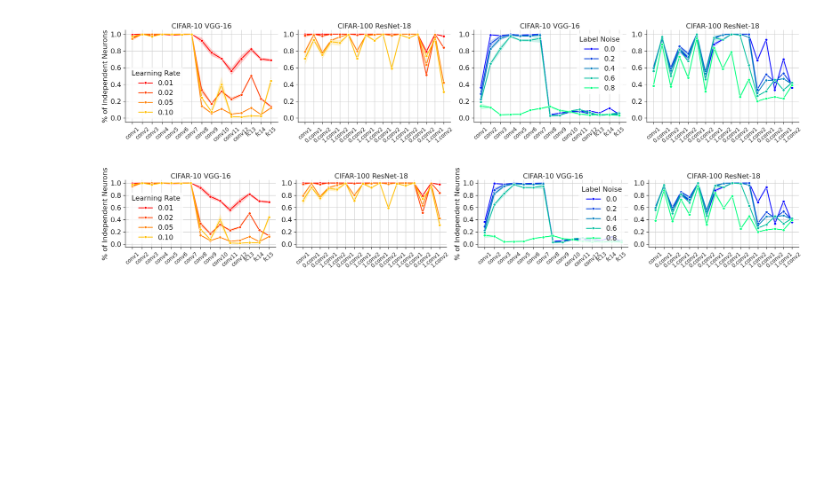
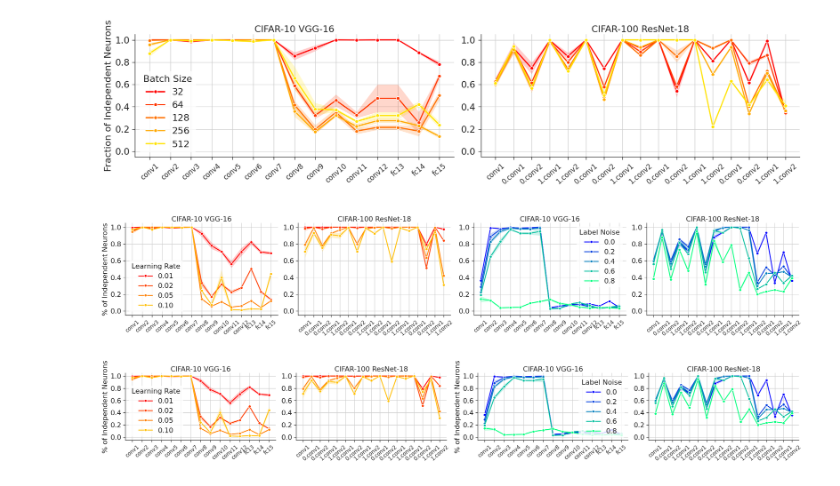
Before and after one commit to ccffccffcc/stochastic_collapse, a Jupyter notebook: nbs/FIG3_FIG4.ipynb, the cells around one changed output. Saved outputs shown, nothing was run; the diff lists cells and outputs as text; code cells hidden in the pictures; blank space fills up the shorter version.

Commit message:
Add new figure

```diff
--- a/nbs/FIG3_FIG4.ipynb
+++ b/nbs/FIG3_FIG4.ipynb
@@ -81,3 +202,43 @@ def compute_ind_node(none_zero_node,threshold2,epsilon=1e-8,return_dict=False):
+# %%
+fig, axes = plt.subplots(1,2,figsize=(2.8*3, 2.0), width_ratios=[1, 1])
+
+cmap = matplotlib.cm.get_cmap('autumn', 10)
+results=results_cifar_bs
+
+for i,j in enumerate([32,64,128,256,512]):
+    y=results[:,i,:,0]/results[:,i,:,1]
+    axes[0].plot(np.arange(15),y.mean(axis=0),marker='o', ms=3, mec="white", mew=0.5,color=cmap(2*i),label='%d'%j)
+    axes[0].fill_between(np.arange(15),y.mean(axis=0)-y.std(axis=0),y.mean(axis=0)+y.std(axis=0),alpha=0.2,color=cmap(2*i))
+axes[0].set_ylabel(r'Fraction of Independent Neurons')
+axes[0].set_ylim(-0.05,1.05)
+axes[0].set_yticks([0.0,0.2,0.4,0.6,0.8,1.0])
+axes[0].set_xticks([0,1,2,3,4,5,6,7,8,9,10,11,12,13,14])
+axes[0].tick_params(axis='x', which='major', labelsize=6)
+axes[0].set_xticklabels(['conv%d'%i for i in range(1,13)]+['fc13','fc14','fc15'],rotation=40)
+axes[0].legend(title='Batch Size', fontsize=8, title_fontsize=8)
+axes[0].set_title("CIFAR-10 VGG-16")
+
+results=results_cifar100_bs
+
+for i,j in enumerate([32,64,128,256,512]):
+    y=results[:,i,:,0]/results[:,i,:,1]
+    axes[1].plot(np.arange(17),y.mean(axis=0),marker='o', ms=3, mec="white", mew=0.5,color=cmap(2*i),label='%d'%j)
+    axes[1].fill_between(np.arange(17),y.mean(axis=0)-y.std(axis=0),y.mean(axis=0)+y.std(axis=0),alpha=0.2,color=cmap(2*i))
+
+axes[1].set_ylim(-0.05,1.05)
+axes[1].set_yticks([0.0,0.2,0.4,0.6,0.8,1.0])
+axes[1].set_xticks([0,1,2,3,4,5,6,7,8,9,10,11,12,13,14,15,16])
+axes[1].tick_params(axis='x', which='major', labelsize=6)
+#axes[0].set_xticklabels(['conv%d'%i for i in range(1,13)]+['fc13','fc14','fc15'],rotation=40)
+#axes[1].legend(title='Batch Size', fontsize=8, title_fontsize=8)
+axes[1].set_title("CIFAR-100 ResNet-18")
+axes[1].set_xticks([0,1,2,3,4,5,6,7,8,9,10,11,12,13,14,15,16])
+axes[1].tick_params(axis='x', which='major', labelsize=6)
+axes[1].set_xticklabels(['conv1','0.conv1','0.conv2','1.conv1','1.conv2','0.conv1','0.conv2','1.conv1','1.conv2','0.conv1','0.conv2','1.conv1','1.conv2','0.conv1','0.conv2','1.conv1','1.conv2'],rotation=40);
+
+plt.savefig('Supple_batch.pdf',bbox_inches='tight')
+# %% [output]
+[figure, added]
 # %%
 meta_results=[]
 threshold=10e-2
```
Also changed, not shown: parts of 2 cells of this notebook.
